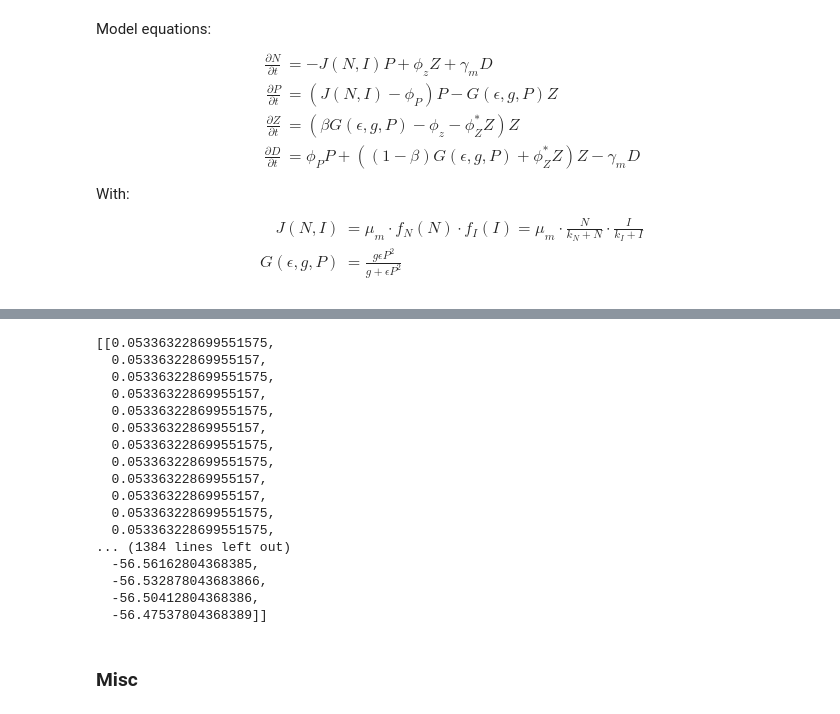
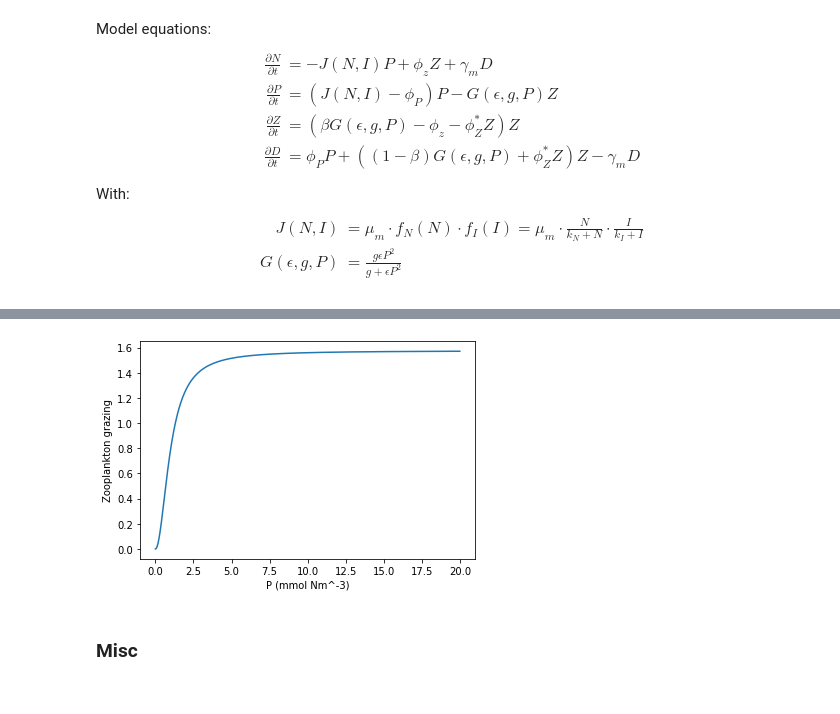
Before and after one commit to jaumecolomhernandez/mmb, a Jupyter notebook: NPZDAbe.ipynb, the cells around one changed output, grey strips where cells are left out. Cells and saved outputs as stored; diff of their text form; code cells hidden in the pictures.

```diff
--- a/NPZDAbe.ipynb
+++ b/NPZDAbe.ipynb
@@ -143,23 +234,17 @@ convs=model.plot_simulation()
-# %%
-convs
-# %% [output]
-[[0.053363228699551575,
-  0.05336322869955157,
-  0.053363228699551575,
-  0.05336322869955157,
-  0.053363228699551575,
-  0.05336322869955157,
-  0.053363228699551575,
-  0.053363228699551575,
-  0.05336322869955157,
-  0.05336322869955157,
-  0.053363228699551575,
-  0.053363228699551575,
-... (1384 lines left out)
-  -56.56162804368385,
-  -56.532878043683866,
-  -56.50412804368386,
-  -56.47537804368389]]
+# %%
+import numpy as np
+import matplotlib.pyplot as plt
+g=1.575
+epsilon=1.6
+G=[]
+for P in np.arange(0,20,0.01):
+    G.append((g*epsilon*P**2)/(g+epsilon*P**2))
+plt.plot(np.arange(0,20,0.01),G)
+plt.ylabel("Zooplankton grazing")
+plt.xlabel("P (mmol Nm^-3)")
+plt.savefig("Hooling function")
+# %% [output]
+[figure, added]
 # %% [markdown]
 ### Misc
 # %% [markdown]
```
Also changed, not shown: parts of 6 cells of this notebook.
